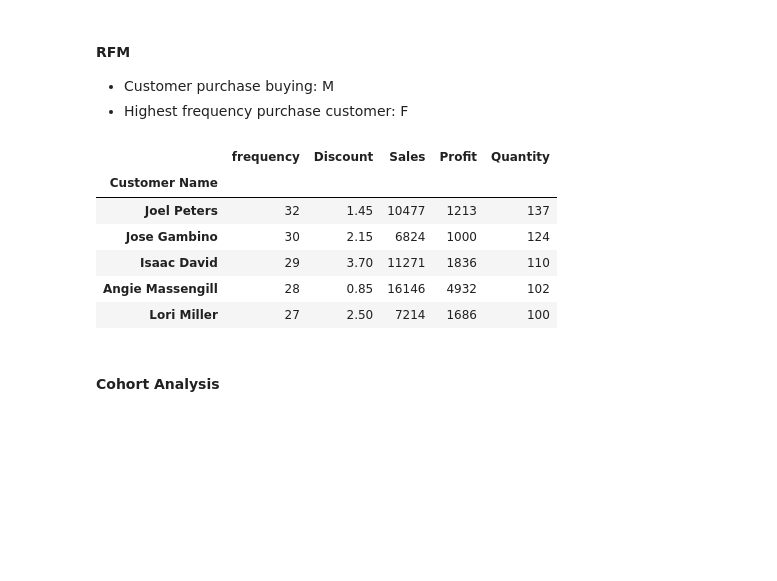
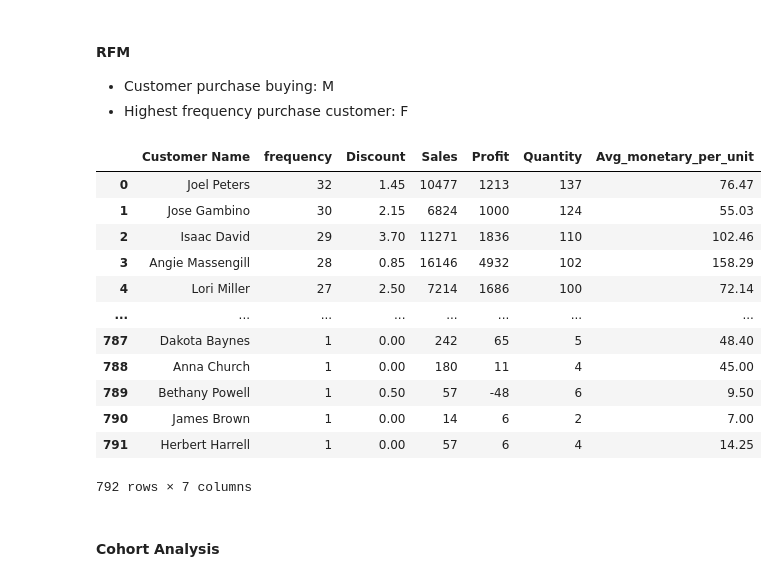
Before and after one commit to Chloejay/ecommerce_dataTask, a Jupyter notebook: analysis/e-commerce_analysis_case.ipynb, the cells around one changed output. Saved outputs shown, nothing was run; the diff lists cells and outputs as text; code cells hidden in the pictures; blank space fills up the shorter version.

```diff
--- a/analysis/e-commerce_analysis_case.ipynb
+++ b/analysis/e-commerce_analysis_case.ipynb
@@ -49,13 +49,14 @@ SalesTargets = get_data(FILE_PATH, 2)
 # %% [markdown]
 #### Separate datasets and save as csv format
 # %%
-ListOfOrders_path= "../processedData/ListOfOrders.csv"
-OrderBreakdown_path = "../processedData/OrderBreakdown.csv"
-SalesTargets_path = "../processedData/SalesTargets.csv"
+PROCESSED_PATH = "../processedData/"
+listoforders = "ListOfOrders.csv"
+orderbreakdown = "OrderBreakdown.csv"
+salestargets = "SalesTargets.csv"
 
-ListOfOrders.to_csv(ListOfOrders_path, index= False)
-OrderBreakdown.to_csv(OrderBreakdown_path, index= False)
-SalesTargets.to_csv(SalesTargets_path, index= False)
+ListOfOrders.to_csv(os.path.join(PROCESSED_PATH, listoforders), index= False)
+OrderBreakdown.to_csv(os.path.join(PROCESSED_PATH, orderbreakdown), index= False)
+SalesTargets.to_csv(os.path.join(PROCESSED_PATH, salestargets), index= False)
 # %% [markdown]
 #### Load raw data (fact table) to MySQL database
 # %%
@@ -319,15 +354,25 @@ frequency= OrderLists.groupby(['Customer Name'])\
 monetary= OrderLists.groupby("Customer Name").sum().sort_values(by=["Sales"],ascending= False)
 # %%
 # MF tables
-frequency.iloc[:,:1].merge(monetary, on="Customer Name", how="left").head()
+df_mf = frequency.iloc[:,:1].merge(monetary, on="Customer Name", how="left").reset_index()
+
+df_mf["Avg_monetary_per_unit"]= (df_mf["Sales"]/ df_mf["Quantity"]).round(decimals=2)
+df_mf.to_csv(os.path.join(PROCESSED_PATH, "mf.csv"), index= False)
+df_mf
 # %% [output]
-|  | frequency | Discount | Sales | Profit | Quantity |
-| Customer Name |  |  |  |  |  |
-| Joel Peters | 32 | 1.45 | 10477 | 1213 | 137 |
-| Jose Gambino | 30 | 2.15 | 6824 | 1000 | 124 |
-| Isaac David | 29 | 3.70 | 11271 | 1836 | 110 |
-| Angie Massengill | 28 | 0.85 | 16146 | 4932 | 102 |
-| Lori Miller | 27 | 2.50 | 7214 | 1686 | 100 |
+|  | Customer Name | frequency | Discount | Sales | Profit | Quantity | Avg_monetary_per_unit |
+| 0 | Joel Peters | 32 | 1.45 | 10477 | 1213 | 137 | 76.47 |
+| 1 | Jose Gambino | 30 | 2.15 | 6824 | 1000 | 124 | 55.03 |
+| 2 | Isaac David | 29 | 3.70 | 11271 | 1836 | 110 | 102.46 |
+| 3 | Angie Massengill | 28 | 0.85 | 16146 | 4932 | 102 | 158.29 |
+| 4 | Lori Miller | 27 | 2.50 | 7214 | 1686 | 100 | 72.14 |
+| ... | ... | ... | ... | ... | ... | ... | ... |
+| 787 | Dakota Baynes | 1 | 0.00 | 242 | 65 | 5 | 48.40 |
+| 788 | Anna Church | 1 | 0.00 | 180 | 11 | 4 | 45.00 |
+| 789 | Bethany Powell | 1 | 0.50 | 57 | -48 | 6 | 9.50 |
+| 790 | James Brown | 1 | 0.00 | 14 | 6 | 2 | 7.00 |
+| 791 | Herbert Harrell | 1 | 0.00 | 57 | 6 | 4 | 14.25 |
+792 rows × 7 columns
 # %% [markdown]
 #### Cohort Analysis
 # %%
```
Also changed, not shown: parts of 17 cells of this notebook, 6 other files.
